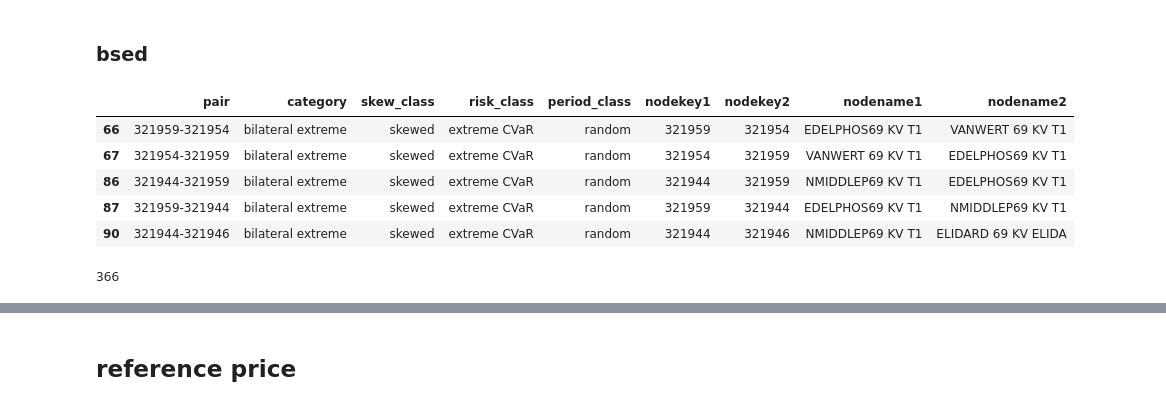
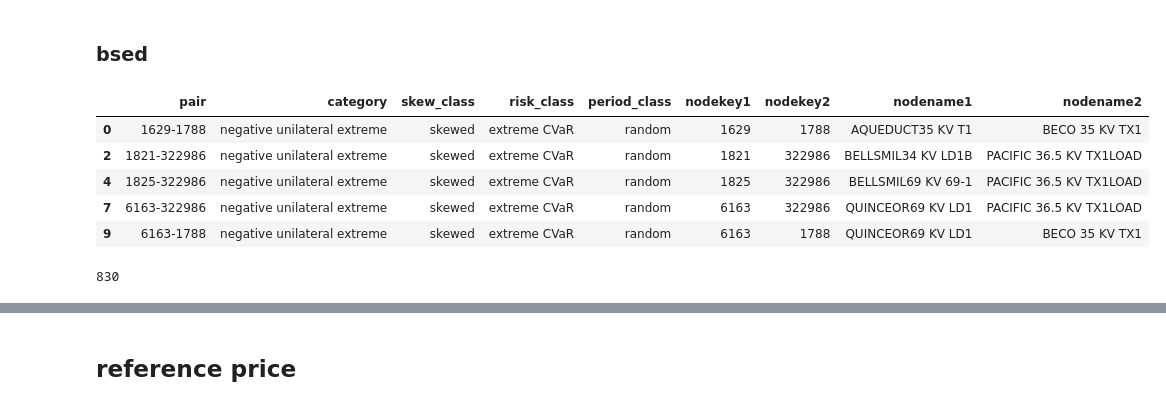
Before and after one commit to cshi-hue/current_code, a Jupyter notebook: node_DA_congestion.ipynb, the cells around one changed output, grey strips where cells are left out. Drawn from its saved outputs; the diff is of its cells as text; code cells hidden in the pictures.

```diff
--- a/node_DA_congestion.ipynb
+++ b/node_DA_congestion.ipynb
@@ -298,4 +391,6 @@ node_lmp.head()
 # %%
+node_lmp["marketdatetime"] = pd.to_datetime(node_lmp["marketdatetime"])
+
 node_lmp = (
     node_lmp
     .sort_values(['nodekey', 'marketdatetime'])
@@ -307,23 +402,29 @@ node_lmp = (
 today = pd.Timestamp.today().normalize()
 current_year = today.year
 
-# current year: 3 months ago -> now
-current_start = (today - DateOffset(months=2)).replace(day=1)
+# Last year: Jan 1 -> Jul 31
+last_year_start = pd.Timestamp(current_year - 1, 2, 1)
+last_year_end = pd.Timestamp(current_year - 1, 7, 31, 23, 59, 59)
 
-# last year: same month -> 3 months later
-last_year_start = pd.Timestamp(current_year - 1, today.month - 2, 1)
-last_year_end = (
-    last_year_start + DateOffset(months=5) - pd.Timedelta(seconds=1)
-)
-
+# This year: Jan 1 -> max available datetime
+current_start = pd.Timestamp(current_year, 2, 1)
+# current_end = pd.Timestamp(current_year, 4, 20, 23, 59, 59)
 max_dt = node_lmp["marketdatetime"].max()
 
-node_lmp["marketdatetime"] = pd.to_datetime(node_lmp["marketdatetime"])
-
 node_lmp = node_lmp.loc[
-    (node_lmp["marketdatetime"].between(last_year_start, last_year_end))
+    (
+        node_lmp["marketdatetime"].between(
+            last_year_start,
+            last_year_end
+        )
+    )
     |
-    (node_lmp["marketdatetime"].between(current_start, max_dt))
+    (
+        node_lmp["marketdatetime"].between(
+            current_start,
+            max_dt
+        )
+    )
 ].copy()
 # %%
 node_lmp['nodekey'].nunique()
@@ -928,3 +1090,6 @@ congestion_spread["pair"].nunique()
+# %%
+# for classification, but not for prediction
+congestion_spread = congestion_spread[congestion_spread["date"] < "2026-04-16"].copy()
 # %%
 # unique_pairs = congestion_spread[["nodekey1", "nodekey2", "pair", "nodename1", "nodename2", "lat1", "lon1", "lat2", "lon2"]].drop_duplicates()
 # unique_pairs.head()
@@ -1353,7 +1518,7 @@ congestion_spread.head()
 skewness_df = (
     congestion_spread
     .groupby('pair')['congestion_spread']
-    .apply(lambda x: skew(x.dropna()))
+    .skew()
     .reset_index(name='skewness')
 )
 
@@ -3791,16 +3957,20 @@ line_char.head()
 ### bsed
 # %%
 # bsed = line_char[(line_char["category"] == "bilateral extreme") & (line_char["skew_class"] == "skewed") & (line_char["risk_class"] == "extreme CVaR") & (line_char["period_class"] == "daily")].copy()
-bsed = line_char[(line_char["category"] == "bilateral extreme")].copy()
+# bsed = line_char[(line_char["category"] == "neutral")].copy()
+# bsed = line_char[(line_char["category"] == "bilateral extreme")].copy()
+# bsed = line_char[(line_char["category"] == "positive unilateral extreme")].copy()
+bsed = line_char[(line_char["category"] == "negative unilateral extreme")].copy()
+# bsed = line_char[(line_char["period_class"] == "peaky")].copy()
 bsed.head()
 # %% [output]
 |  | pair | category | skew_class | risk_class | period_class | nodekey1 | nodekey2 | nodename1 | nodename2 |
-| 66 | 321959-321954 | bilateral extreme | skewed | extreme CVaR | random | 321959 | 321954 | EDELPHOS69 KV T1 | VANWERT 69 KV T1 |
-| 67 | 321954-321959 | bilateral extreme | skewed | extreme CVaR | random | 321954 | 321959 | VANWERT 69 KV T1 | EDELPHOS69 KV T1 |
-| 86 | 321944-321959 | bilateral extreme | skewed | extreme CVaR | random | 321944 | 321959 | NMIDDLEP69 KV T1 | EDELPHOS69 KV T1 |
-| 87 | 321959-321944 | bilateral extreme | skewed | extreme CVaR | random | 321959 | 321944 | EDELPHOS69 KV T1 | NMIDDLEP69 KV T1 |
-| 90 | 321944-321946 | bilateral extreme | skewed | extreme CVaR | random | 321944 | 321946 | NMIDDLEP69 KV T1 | ELIDARD 69 KV ELIDA |
+| 0 | 1629-1788 | negative unilateral extreme | skewed | extreme CVaR | random | 1629 | 1788 | AQUEDUCT35 KV T1 | BECO 35 KV TX1 |
+| 2 | 1821-322986 | negative unilateral extreme | skewed | extreme CVaR | random | 1821 | 322986 | BELLSMIL34 KV LD1B | PACIFIC 36.5 KV TX1LOAD |
+| 4 | 1825-322986 | negative unilateral extreme | skewed | extreme CVaR | random | 1825 | 322986 | BELLSMIL69 KV 69-1 | PACIFIC 36.5 KV TX1LOAD |
+| 7 | 6163-322986 | negative unilateral extreme | skewed | extreme CVaR | random | 6163 | 322986 | QUINCEOR69 KV LD1 | PACIFIC 36.5 KV TX1LOAD |
+| 9 | 6163-1788 | negative unilateral extreme | skewed | extreme CVaR | random | 6163 | 1788 | QUINCEOR69 KV LD1 | BECO 35 KV TX1 |
 # %%
 bsed['pair'].nunique()
 # %% [output]
-366
+830
```
Also changed, not shown: parts of 102 cells of this notebook, 2 other files.
